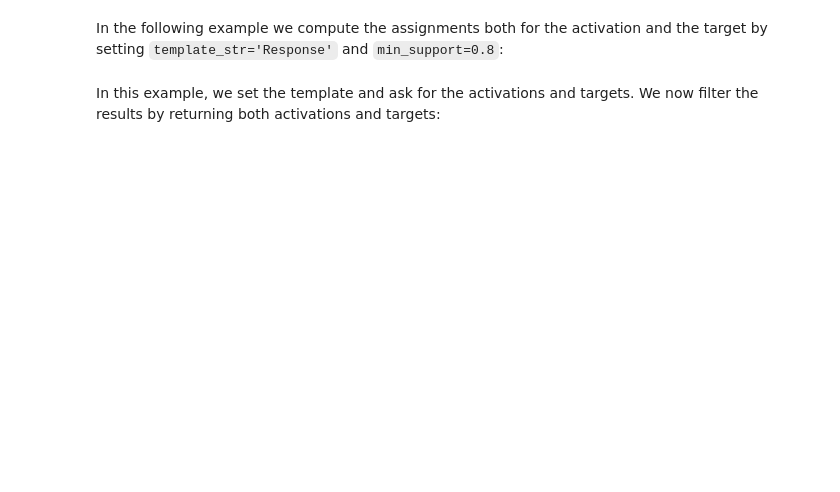
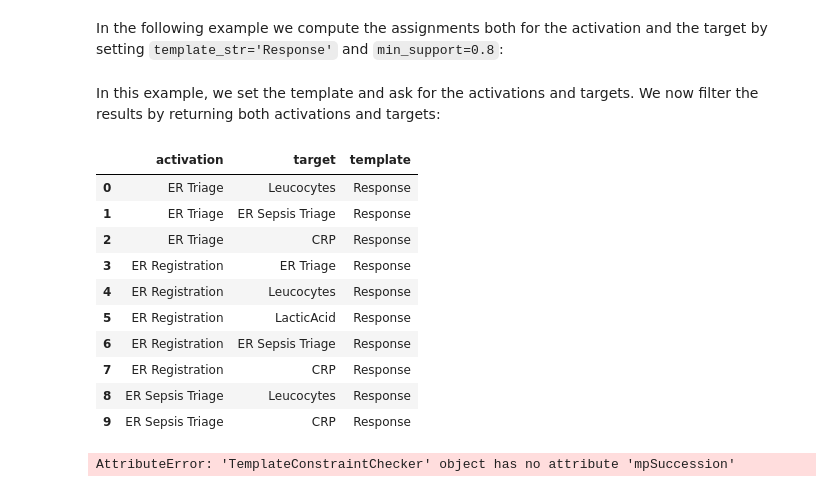
Before and after one commit to unibz-tessaris/Declare4Py, a Jupyter notebook: tutorials/query_checking.ipynb, the cells around one changed output. Cells and saved outputs as stored; diff of their text form; code cells hidden in the pictures; blank space fills up the shorter version.

```diff
--- a/tutorials/query_checking.ipynb
+++ b/tutorials/query_checking.ipynb
@@ -56,15 +41,28 @@ for tg in d4py.filter_query_checking(queries=['target']):
 # %% [markdown]
 In the following example we compute the assignments both for the activation and the target by setting `template_str='Response'` and `min_support=0.8`:
 # %%
-res_2 = d4py.query_checking(consider_vacuity=False, template_str='Response', min_support=0.8, return_first=False)
-
-# exploring the results
-for k, v in res_2.items():
-    print(f"{k} -> {v}")
+query_checker = QueryChecker(log=event_log, consider_vacuity=False, template='Response', min_support=0.8, activity_attribute="concept:name", return_first=False)
+query_check_res: ResultsBrowser = query_checker.run()
 # %% [markdown]
 In this example, we set the template and ask for the activations and targets. We now filter the results by returning both activations and targets:
 # %%
-for tg in d4py.filter_query_checking(queries=['activation', 'target']):
-    print(tg)
+query_check_res.filter_query_checking(queries=['activation', 'target', 'template'])
+# %% [output]
+|  | activation | target | template |
+| 0 | ER Triage | Leucocytes | Response |
+| 1 | ER Triage | ER Sepsis Triage | Response |
+| 2 | ER Triage | CRP | Response |
+| 3 | ER Registration | ER Triage | Response |
+| 4 | ER Registration | Leucocytes | Response |
+| 5 | ER Registration | LacticAcid | Response |
+| 6 | ER Registration | ER Sepsis Triage | Response |
+| 7 | ER Registration | CRP | Response |
+| 8 | ER Sepsis Triage | Leucocytes | Response |
+| 9 | ER Sepsis Triage | CRP | Response |
 # %%
-res_3 = d4py.query_checking(consider_vacuity=False, activation='ER Registration', target='CRP', min_support=0.2, return_first=False)
+query_checker = QueryChecker(log=event_log, consider_vacuity=False, activation='ER Registration', target='CRP', min_support=0.2, activity_attribute="concept:name", return_first=False)
+query_check_res: ResultsBrowser = query_checker.run()
+
+query_check_res.filter_query_checking(queries=['activation', 'target'])
+# %% [output]
+AttributeError: 'TemplateConstraintChecker' object has no attribute 'mpSuccession'
```
Also changed, not shown: parts of 6 cells of this notebook, 20 other files.
